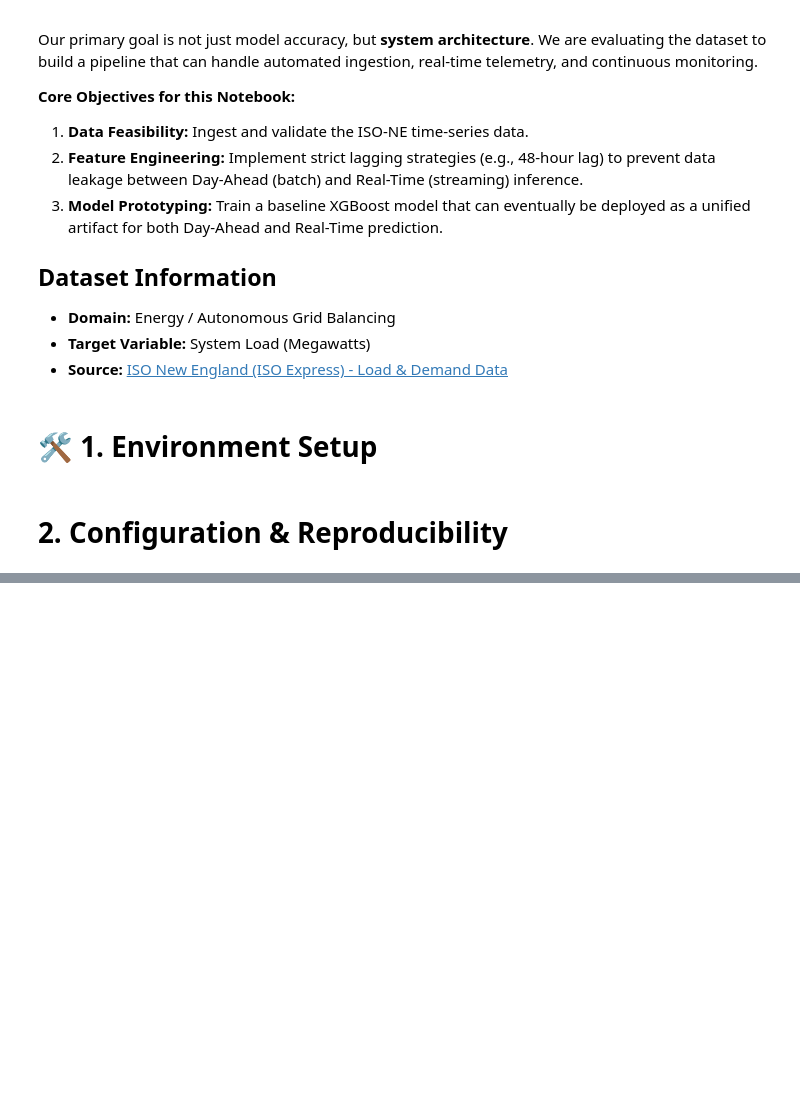
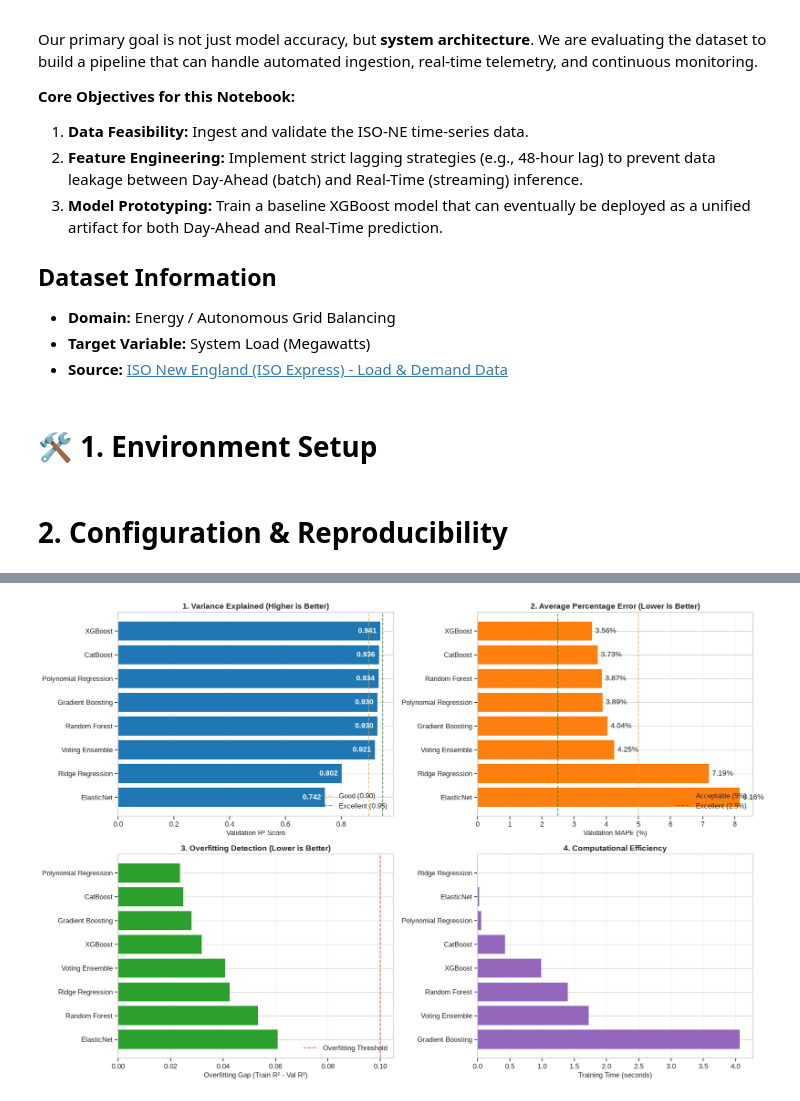
Before and after one commit to abdelhadi-osama/GridCast, a Jupyter notebook: ML_solution_test/ml_solution_test.ipynb, the cells around one changed output, grey strips where cells are left out. Drawn from its saved outputs; the diff is of its cells as text; code cells hidden in the pictures; blank space fills up the shorter version.

```diff
--- a/ML_solution_test/ml_solution_test.ipynb
+++ b/ML_solution_test/ml_solution_test.ipynb
@@ -253,0 +986,96 @@ if master_parquet:
+# %%
+import matplotlib.pyplot as plt
+
+print("📊 MODEL PERFORMANCE SUMMARY (ISO-NE Grid):")
+print("=" * 105)
+print(f"{'Model':<22} {'Val R²':<8} {'Val MAPE':<10} {'Val MAE':<10} {'Overfit':<10} {'CV R²':<18} {'Time (s)':<10}")
+print("-" * 105)
+
+# Create results DataFrame
+metrics_df = pd.DataFrame(results).T
+metrics_df = metrics_df[[
+    'val_r2', 'val_rmse', 'val_mae', 'val_mape',
+    'overfitting_gap_r2', 'cv_r2_mean', 'cv_r2_std', 'training_time'
+]]
+# Sort by Validation R2 (Highest is best)
+metrics_df = metrics_df.sort_values('val_r2', ascending=False)
+metrics_df = metrics_df.reset_index().rename(columns={'index': 'Model'})
+
+for _, row in metrics_df.iterrows():
+    overfit_indicator = "⚠️" if row['overfitting_gap_r2'] > 0.1 else "✅"
+    print(
+        f"{row['Model']:<22} "
+        f"{row['val_r2']:>6.4f}   "
+        f"{row['val_mape']:>7.2f}%   "
+        f"{row['val_mae']:>7.0f} MW   "
+        f"{overfit_indicator:>2} {row['overfitting_gap_r2']:>5.3f}   "
+        f"{row['cv_r2_mean']:>7.4f} ± {row['cv_r2_std']:.4f}   "
+        f"{row['training_time']:>7.1f}"
+    )
+
+# ==========================================
+# VISUALIZATION DASHBOARD
+# ==========================================
+fig, axes = plt.subplots(2, 2, figsize=(18, 12))
+
+# 1. Validation R² (Higher is Better)
+# Sort ascending so the best model appears at the TOP of the horizontal bar chart
+sorted_r2 = metrics_df.sort_values('val_r2', ascending=True)
+axes[0, 0].barh(sorted_r2['Model'], sorted_r2['val_r2'], color='#1f77b4')
+axes[0, 0].set_xlabel('Validation R² Score', fontsize=12)
+axes[0, 0].set_title('1. Variance Explained (Higher is Better)', fontsize=14, fontweight='bold')
+axes[0, 0].axvline(x=0.90, linestyle='--', color='orange', alpha=0.7, label='Good (0.90)')
+axes[0, 0].axvline(x=0.95, linestyle='--', color='green', alpha=0.7, label='Excellent (0.95)')
+axes[0, 0].legend(loc='lower right')
+axes[0, 0].grid(True, alpha=0.3, axis='x')
+
+for i, (_, row) in enumerate(sorted_r2.iterrows()):
+    axes[0, 0].text(row['val_r2'] - 0.08, i, f"{row['val_r2']:.3f}",
+                    va='center', color='white', fontweight='bold')
+
+# 2. Validation MAPE (Lower is Better)
+# Sort descending so the best (lowest) error appears at the TOP
+sorted_mape = metrics_df.sort_values('val_mape', ascending=False)
+axes[0, 1].barh(sorted_mape['Model'], sorted_mape['val_mape'], color='#ff7f0e')
+axes[0, 1].set_xlabel('Validation MAPE (%)', fontsize=12)
+axes[0, 1].set_title('2. Average Percentage Error (Lower is Better)', fontsize=14, fontweight='bold')
+axes[0, 1].axvline(x=5.0, linestyle='--', color='orange', alpha=0.7, label='Acceptable (5%)')
+axes[0, 1].axvline(x=2.5, linestyle='--', color='green', alpha=0.7, label='Excellent (2.5%)')
+axes[0, 1].legend(loc='lower right')
+axes[0, 1].grid(True, alpha=0.3, axis='x')
+
+for i, (_, row) in enumerate(sorted_mape.iterrows()):
+    axes[0, 1].text(row['val_mape'] + 0.1, i, f"{row['val_mape']:.2f}%", va='center')
+
+# 3. Overfitting gap
+sorted_gap = metrics_df.sort_values('overfitting_gap_r2', ascending=False)
+colors = ['#d62728' if gap > 0.1 else '#2ca02c' for gap in sorted_gap['overfitting_gap_r2']]
+axes[1, 0].barh(sorted_gap['Model'], sorted_gap['overfitting_gap_r2'], color=colors)
+axes[1, 0].set_xlabel('Overfitting Gap (Train R² - Val R²)', fontsize=12)
+axes[1, 0].set_title('3. Overfitting Detection (Lower is Better)', fontsize=14, fontweight='bold')
+axes[1, 0].axvline(x=0.0, linestyle='-', color='black', alpha=0.3)
+axes[1, 0].axvline(x=0.1, linestyle='--', color='red', alpha=0.7, label='Overfitting Threshold')
+axes[1, 0].legend(loc='lower right')
+axes[1, 0].grid(True, alpha=0.3, axis='x')
+
+# 4. Training time
+sorted_time = metrics_df.sort_values('training_time', ascending=False)
+axes[1, 1].barh(sorted_time['Model'], sorted_time['training_time'], color='#9467bd')
+axes[1, 1].set_xlabel('Training Time (seconds)', fontsize=12)
+axes[1, 1].set_title('4. Computational Efficiency', fontsize=14, fontweight='bold')
+axes[1, 1].grid(True, alpha=0.3, axis='x')
+
+plt.tight_layout()
+plt.show()
+
+# Identify best model based on MAPE (Industry standard for energy)
+best_model_name = metrics_df.sort_values('val_mape').iloc[0]['Model']
+best_val_r2 = metrics_df.sort_values('val_mape').iloc[0]['val_r2']
+best_val_mape = metrics_df.sort_values('val_mape').iloc[0]['val_mape']
+best_val_mae = metrics_df.sort_values('val_mape').iloc[0]['val_mae']
+
+print(f"\n🏆 OVERALL BEST MODEL: {best_model_name}")
+print(f"   Validation MAPE: {best_val_mape:.2f}% (Average error percentage)")
+print(f"   Validation R²:   {best_val_r2:.4f} ({best_val_r2*100:.1f}% of variance explained)")
+print(f"   Validation MAE:  {best_val_mae:.0f} Megawatts")
+# %% [output]
@@ -253,0 +1094 @@ if master_parquet:
+[figure, added]
```
Also changed, not shown: parts of 32 cells of this notebook.
